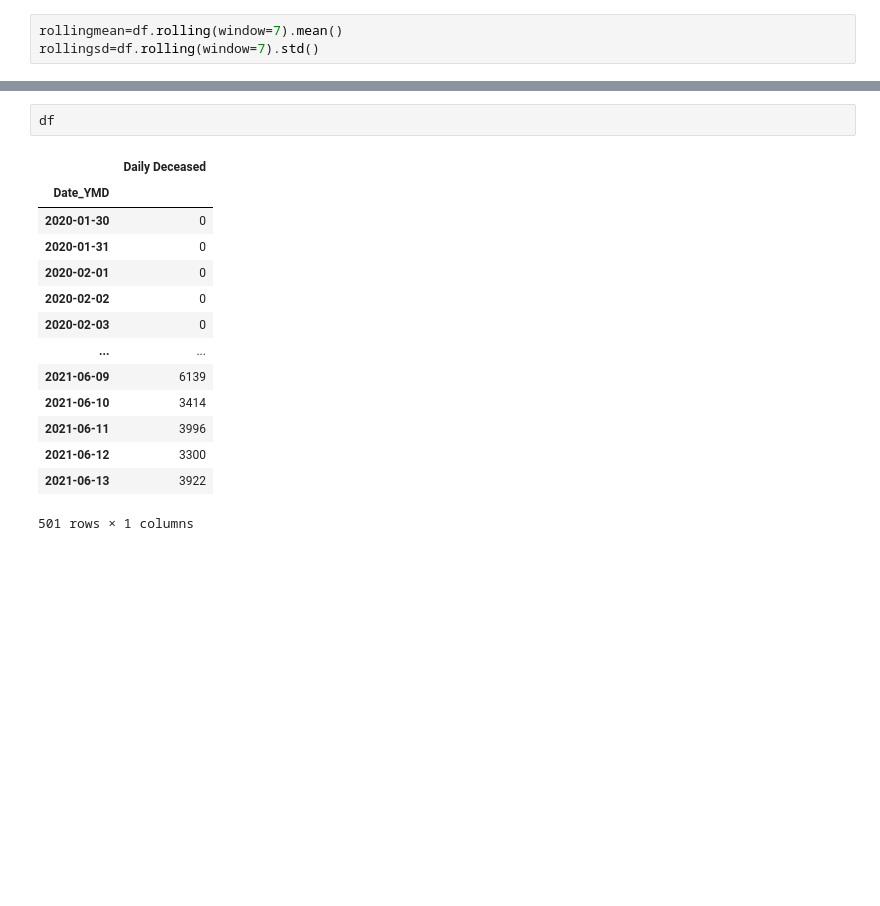
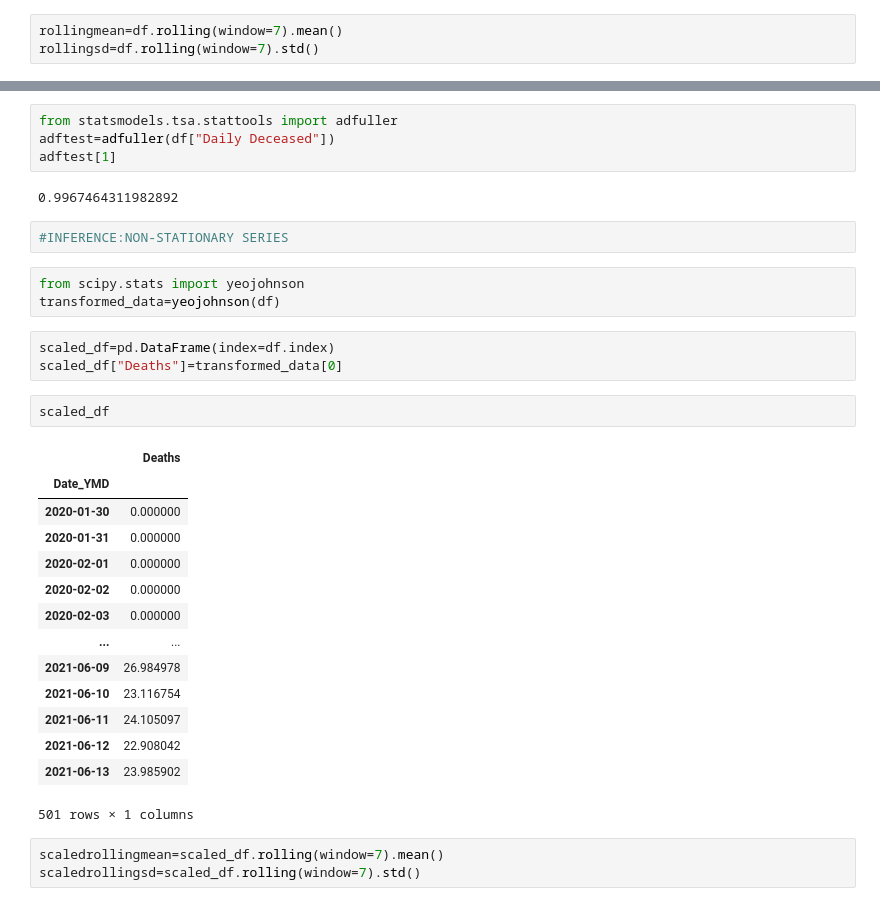
Before and after one commit to sign4git/ml, a Jupyter notebook: covidprediction.ipynb, the cells around one changed output, grey strips where cells are left out. Cells and saved outputs as stored; diff of their text form; blank space fills up the shorter version.

```diff
--- a/covidprediction.ipynb
+++ b/covidprediction.ipynb
@@ -69,17 +69,34 @@ plt.legend()
-# %%
-df
-# %% [output]
-|  | Daily Deceased |
-| Date_YMD |  |
-| 2020-01-30 | 0 |
-| 2020-01-31 | 0 |
-| 2020-02-01 | 0 |
-| 2020-02-02 | 0 |
-| 2020-02-03 | 0 |
-| ... | ... |
-| 2021-06-09 | 6139 |
-| 2021-06-10 | 3414 |
-| 2021-06-11 | 3996 |
-| 2021-06-12 | 3300 |
-| 2021-06-13 | 3922 |
-501 rows × 1 columns
+# %%
+from statsmodels.tsa.stattools import adfuller
+adftest=adfuller(df["Daily Deceased"])
+adftest[1]
+# %% [output]
+0.9967464311982892
+# %%
+#INFERENCE:NON-STATIONARY SERIES
+# %%
+from scipy.stats import yeojohnson
+transformed_data=yeojohnson(df)
+# %%
+scaled_df=pd.DataFrame(index=df.index)
+scaled_df["Deaths"]=transformed_data[0]
+# %%
+scaled_df
+# %% [output]
+|  | Deaths |
+| Date_YMD |  |
+| 2020-01-30 | 0.000000 |
+| 2020-01-31 | 0.000000 |
+| 2020-02-01 | 0.000000 |
+| 2020-02-02 | 0.000000 |
+| 2020-02-03 | 0.000000 |
+| ... | ... |
+| 2021-06-09 | 26.984978 |
+| 2021-06-10 | 23.116754 |
+| 2021-06-11 | 24.105097 |
+| 2021-06-12 | 22.908042 |
+| 2021-06-13 | 23.985902 |
+501 rows × 1 columns
+# %%
+scaledrollingmean=scaled_df.rolling(window=7).mean()
+scaledrollingsd=scaled_df.rolling(window=7).std()
```
Also changed, not shown: parts of 2 cells of this notebook.
